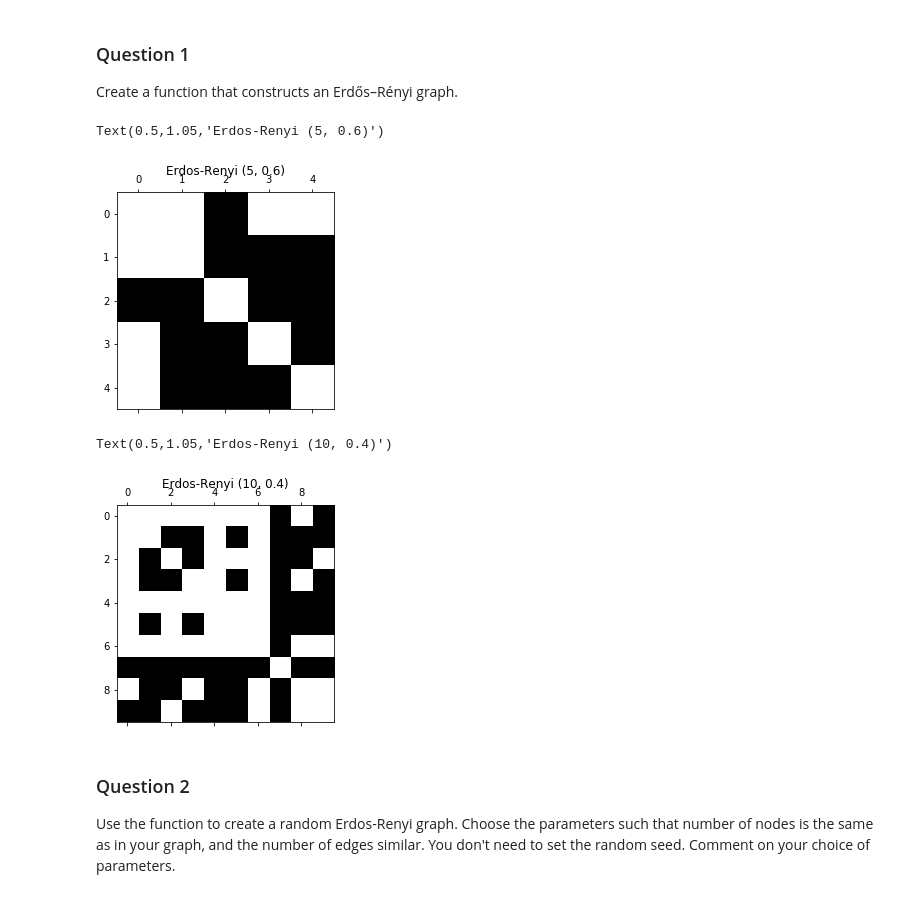
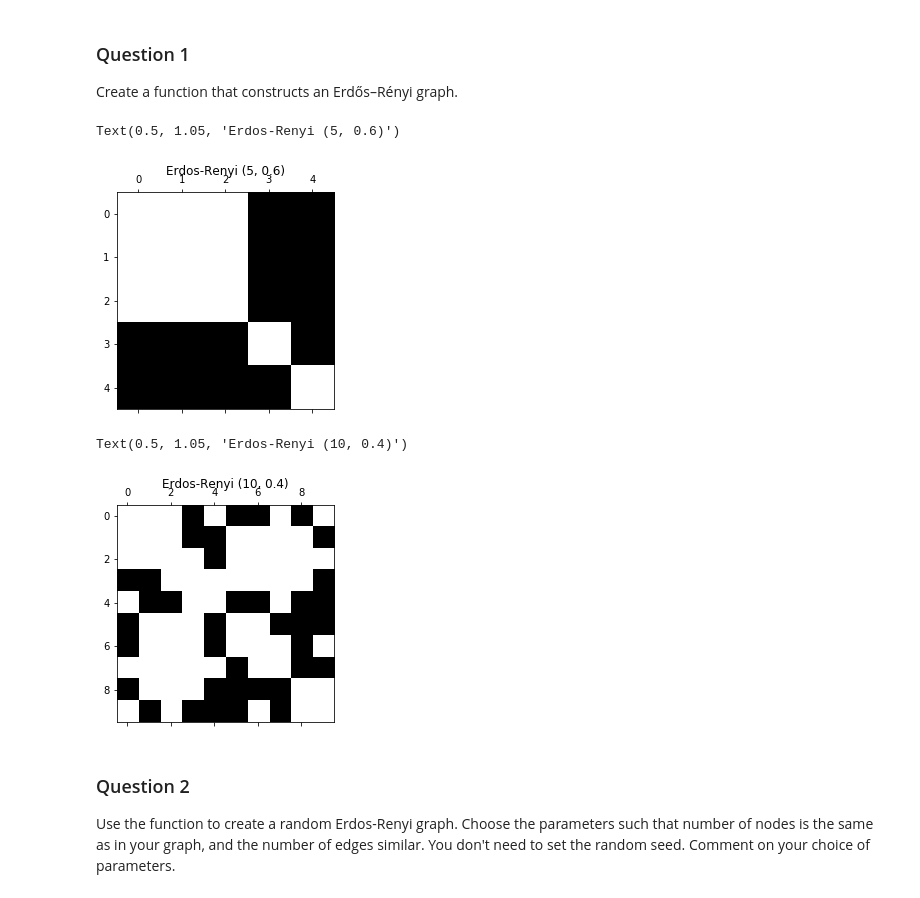
Before and after one commit to Kakavand/EPFL-antiterrorAssignment, a Jupyter notebook: John/2_network_models.ipynb, the cells around one changed output. Saved outputs shown, nothing was run; the diff lists cells and outputs as text; code cells hidden in the pictures.

```diff
--- a/John/2_network_models.ipynb
+++ b/John/2_network_models.ipynb
@@ -28,8 +28,13 @@ The purpose of this milestone is to explore various random network models, analy
 Import the adjacency matrix of your graph that you constructed in milestone 1, as well as the number of nodes and edges of your network.
 # %%
 import numpy as np
+
 adjacency = np.load('adjacency.npy')
-n_nodes =  len(adjacency)
+zero_index = np.where(np.sum(adjacency, axis=0) == 0)[0]
+adjacency = np.delete(adjacency, zero_index, axis = 0)
+adjacency = np.delete(adjacency, zero_index, axis = 1)
+
+n_nodes =  np.count_nonzero(np.sum(adjacency, axis=0))
 n_edges =  np.count_nonzero(adjacency) / 2
 
 print('Number of nodes = {n:}'.format(n=n_nodes))
@@ -72,6 +76,9 @@ def erdos_renyi(n, p, seed=None):
     adjacency
         The adjacency matrix of a graph.
     """
+
+    np.random.seed(seed)
+
     # define adjacency of all zeros
     adjacency = np.zeros((n,n))
 
@@ -80,28 +87,27 @@ def erdos_renyi(n, p, seed=None):
             if i >= j: continue
 
             # select a random number between 0 and 1
-            num_rand = random.uniform(0,1)
-            # do not construct link if less than p
-            if p <= num_rand: continue
-
-            adjacency[i,j] = 1
-            adjacency[j,i] = 1
+            num_rand = np.random.uniform(0,1)
+            # construct link if less than p
+            if num_rand < p:
+                adjacency[i,j] = 1
+                adjacency[j,i] = 1
 
     return adjacency
 # %%
-er = erdos_renyi(5, 0.6)
+er = erdos_renyi(5, 0.6, 9765)
 plt.spy(er)
 plt.title('Erdos-Renyi (5, 0.6)')
 # %% [output]
-Text(0.5,1.05,'Erdos-Renyi (5, 0.6)')
+Text(0.5, 1.05, 'Erdos-Renyi (5, 0.6)')
-[figure, old version]
+[figure, new version]
 # %%
 er = erdos_renyi(10, 0.4, 7648)
 plt.spy(er)
 plt.title('Erdos-Renyi (10, 0.4)')
 # %% [output]
-Text(0.5,1.05,'Erdos-Renyi (10, 0.4)')
+Text(0.5, 1.05, 'Erdos-Renyi (10, 0.4)')
-[figure, old version]
+[figure, new version]
 # %% [markdown]
 ### Question 2
 
```
Also changed, not shown: parts of 23 cells of this notebook.
